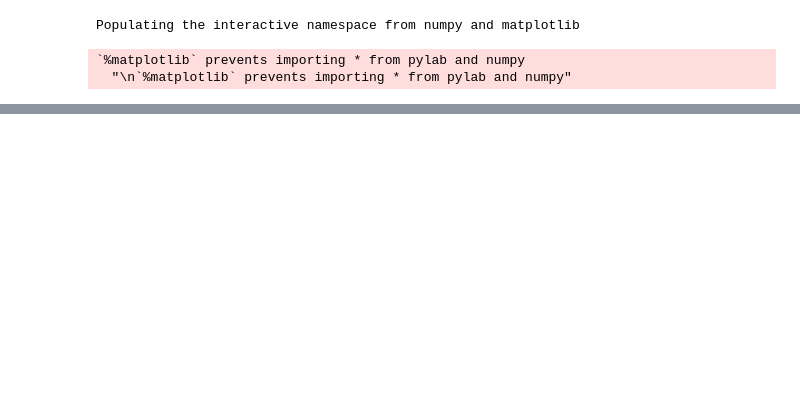
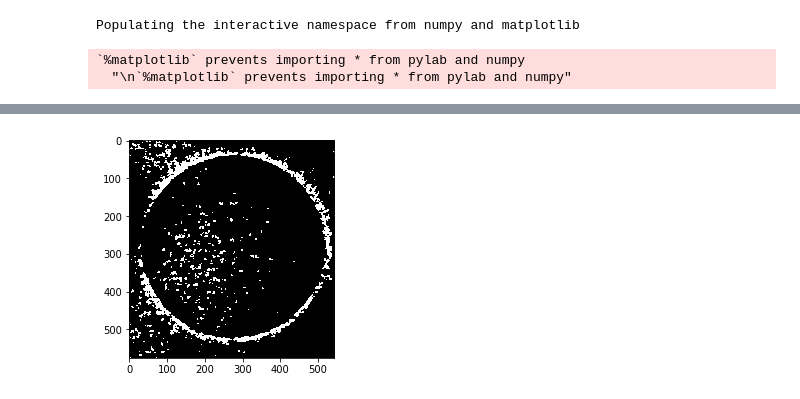
Before and after one commit to jcsolarte10/herramientas_computacionales, a Jupyter notebook: Tarea_05/Untitled.ipynb, the cells around one changed output, grey strips where cells are left out. Cells and saved outputs as stored; diff of their text form; code cells hidden in the pictures; blank space fills up the shorter version.

```diff
--- a/Tarea_05/Untitled.ipynb
+++ b/Tarea_05/Untitled.ipynb
@@ -34,0 +42,7 @@ plt.show()
+# %%
+sure_fg = np.uint8(sure_fg)
+unknown = cv2.subtract(sure_bg,sure_fg)
+plt.imshow(sure_fg,cmap=cm.gray)
+plt.show()
+# %% [output]
+[figure, added]
```
Also changed, not shown: parts of 8 cells of this notebook, 1 other file.
